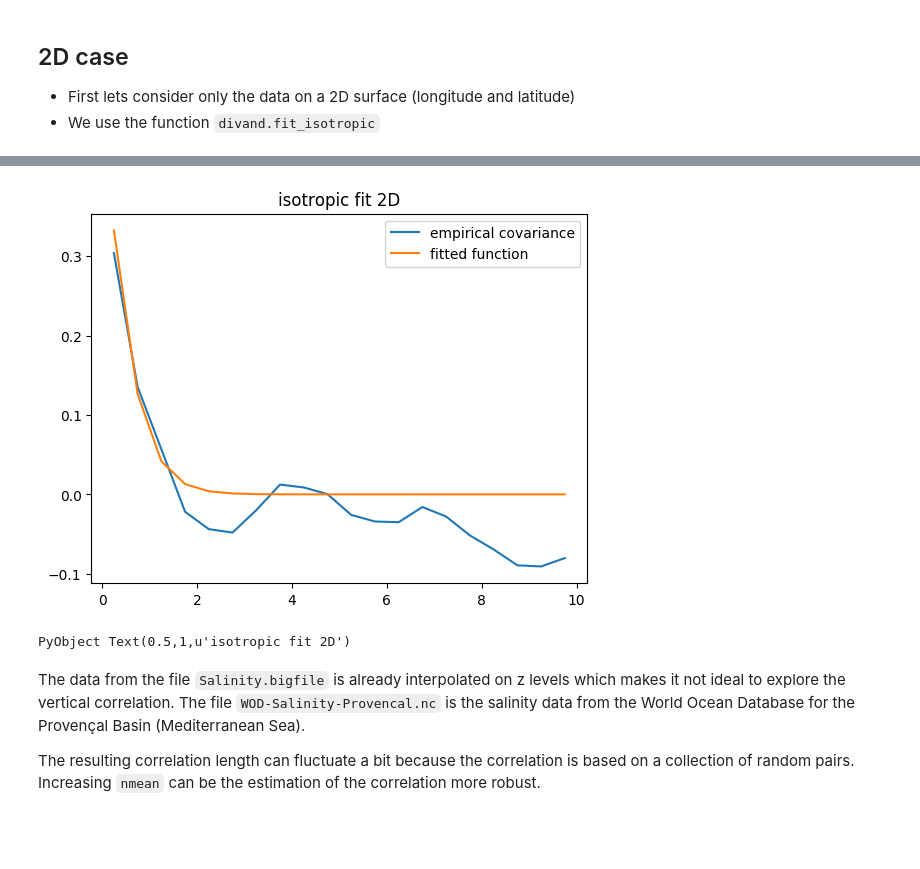
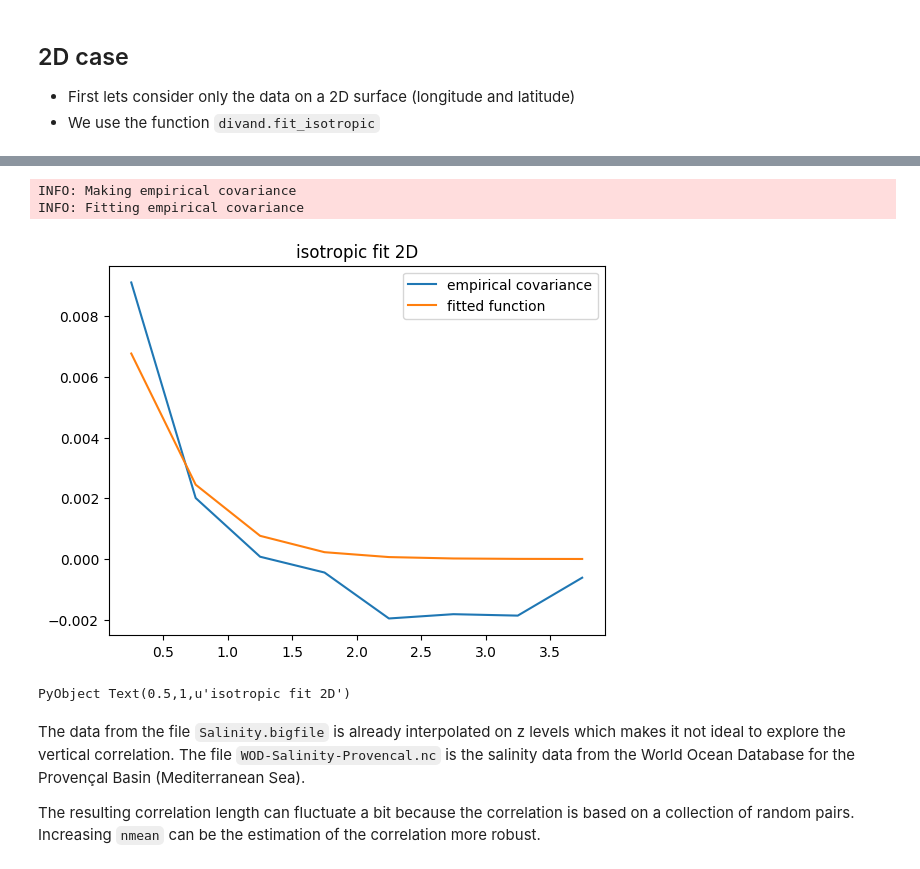
Before and after one commit to gher-uliege/Diva-Workshops, a Jupyter notebook: notebooks/Estimating-the-correlation-length.ipynb, the cells around one changed output, grey strips where cells are left out. Cells and saved outputs as stored; diff of their text form; code cells hidden in the pictures; blank space fills up the shorter version.

```diff
--- a/notebooks/Estimating-the-correlation-length.ipynb
+++ b/notebooks/Estimating-the-correlation-length.ipynb
@@ -30,7 +28,7 @@ value,lon,lat,depth,time,ids = divand.loadbigfile(fname);
 # %% [markdown]
 `mincount` is the minimum number of observations per distance bin and the call to `srand` ensures a reproducible sequence of random numbers.
 # %%
-mincount = 10000
+mincount = 100
 srand(12345); # this can be any number
 # %% [markdown]
 ## 2D case
@@ -86,21 +82,23 @@ In these case, increase `minlen`.
 # %%
 # surface values for the month January
 sel = (depth .> 10) .& Dates.month.(time) .== 1;
 x = (lon[sel],lat[sel]);
 v = value[sel] - mean(value[sel]);
-distbin = 0:0.5:10
+distbin = 0:0.5:4
 
 var0,len,distx,covar,fitcovar = divand.fit_isotropic(x,v,distbin,mincount)
 
 
 figure()
 plot(distx,covar, label = "empirical covariance")
 plot(distx,fitcovar, label = "fitted function")
 legend()
 title("isotropic fit 2D")
 # %% [output]
+INFO: Making empirical covariance
+INFO: Fitting empirical covariance
-[figure, old version]
+[figure, new version]
-PyObject Text(0.5,1,u'isotropic fit 2D')
+PyObject Text(0.5,1,u'isotropic fit 2D')
 # %% [markdown]
 The data from the file `Salinity.bigfile` is already interpolated on z levels which makes it not ideal to explore the vertical correlation.
 The file `WOD-Salinity-Provencal.nc` is the salinity data from the World Ocean Database for the Provençal Basin (Mediterranean Sea).
```
Also changed, not shown: parts of 4 cells of this notebook.
